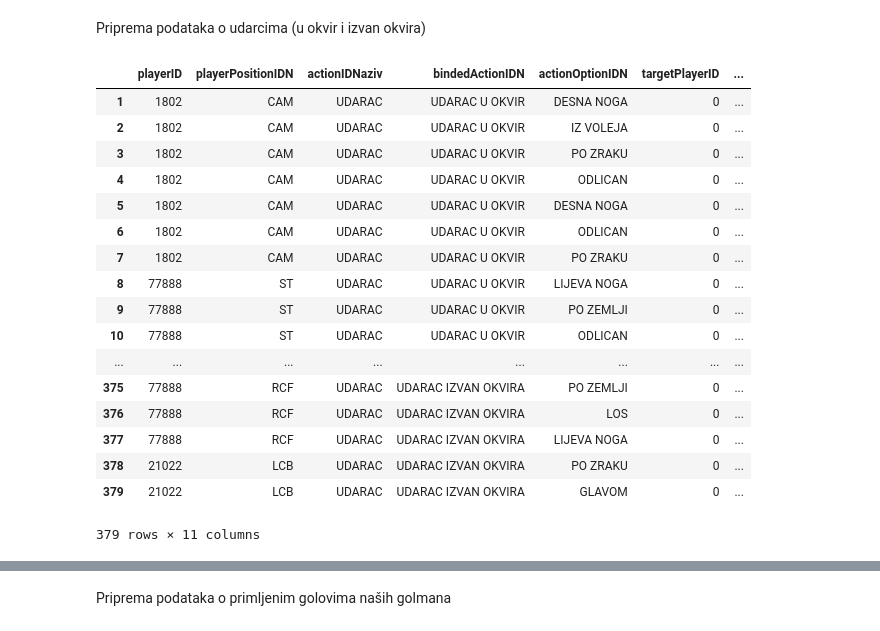
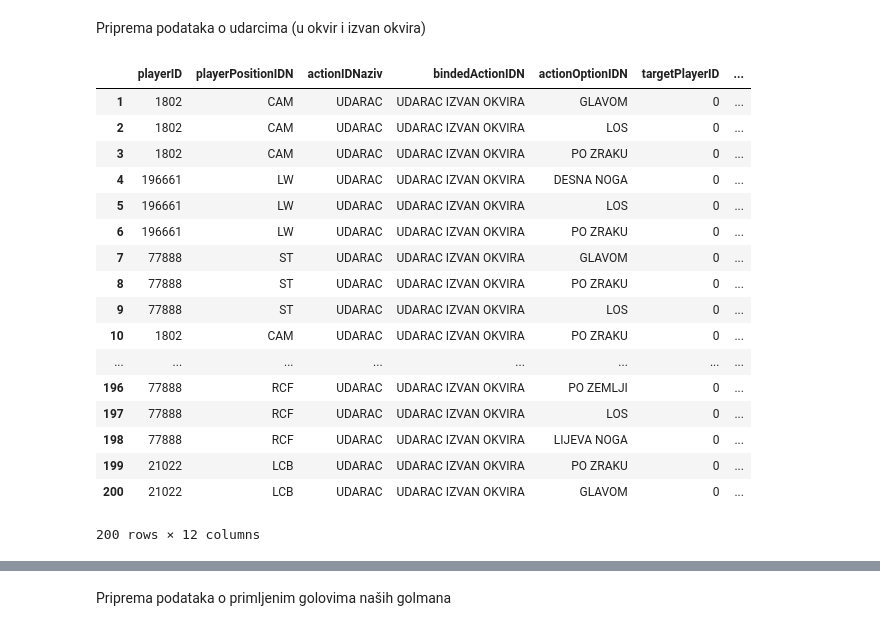
Before and after one commit to hrvatskibogmars/brainstormers, a Jupyter notebook: analysis/techo_notebooks/SNA/Preparing some relevant actions for SNA - Eintracht.ipynb, the cells around one changed output, grey strips where cells are left out. Cells and saved outputs as stored; diff of their text form; code cells hidden in the pictures.

```diff
--- a/analysis/techo_notebooks/SNA/Preparing some relevant actions for SNA - Eintracht.ipynb
+++ b/analysis/techo_notebooks/SNA/Preparing some relevant actions for SNA - Eintracht.ipynb
@@ -81,51 +81,49 @@ dfEdges.to_csv("Eintracht_sna_kontre_edges.csv", sep=',', index=False)
 # %% [markdown]
 Priprema podataka o udarcima (u okvir i izvan okvira)
 # %%
-dfEintrachtAtrUdarci = dfEintrachtAkcije[((dfEintrachtAkcije['actionID'] == 30) &
-                                            (dfEintrachtAkcije['bindedActionID'] == 31)) |
-                                        ((dfEintrachtAkcije['actionID'] == 30) &
-                                            (dfEintrachtAkcije['bindedActionID'] == 262))]
+dfEintrachtAtrUdarci = dfEintrachtAkcije[(dfEintrachtAkcije['actionID'] == 30) &
+                                            (dfEintrachtAkcije['bindedActionID'] == 262)]
 dfEintrachtAtrUdarciClean = dfEintrachtAtrUdarci.drop(['ID','gameID', 'actionID',
                                             'bindedActionID', 'actionOptionID',
-                                            'playerTeam', 'goalZone', 'refPositionX',
+                                            'playerTeam', 'refPositionX',
                                             'refPositionY', 'startPossTime', 'endPossTime', 'gameTimeSection',
                                             'playerPositionID', 'targetPositionID', 'awayTeamSide', 'action_duration',
                                             'domaci', 'gosti', 'domaciFormacija', 'gostiFormacija',
                                             'gameDate', 'gameTime', 'stadium', 'referee', 'stadium', 'climate',
                                             'luna', 'temperature', 'viewers', 'domaciID', 'gostiID', 'homeTeamFormacijaID',
                                             'awayTeamFormacijaID', 'Pogodaka_domaci', 'Score_domaci', 'Pogodaka_gosti',
                                             'Score_gosti', 'actionStartTime', 'actionEndTime', 'touchNumber',
                                             'actionPosX1', 'actionPosX2', 'actionPosY1', 'actionPosY2',
                                             'ref_sector', 'poss_duration'], axis = 1)
 
 dfEintrachtAtrUdarciClean.reset_index(drop=True, inplace=True)
 
 dfEP = pd.read_csv("eintrachtP.csv", sep=',')
 
 dfEintrachtu = pd.merge(dfEintrachtAtrUdarciClean, dfEP, left_on='playerID', right_on='playerID', how='left')
 dfEintrachtIgraciu1 = pd.merge(dfEintrachtu, dfEP, left_on='targetPlayerID', right_on='playerID', how='left')
 dfEintrachtIgraciu2 = dfEintrachtIgraciu1.drop(['playerID_y', 'name_y'], axis=1)
 dfEintrachtIgraciu3 = dfEintrachtIgraciu2.rename(columns={'name_x':'playerName', 'name_y':'targetName', 'playerID_x':'playerID'})
 dfEintrachtIgraciu3.index += 1
-dfEintrachtIgraciu3.to_csv("Eintracht_sna_udarci.csv", sep=',', index=False)
+dfEintrachtIgraciu3.to_csv("Eintracht_sna_udarci_izvan_okvira.csv", sep=',', index=False)
 dfEintrachtIgraciu3
 # %% [output]
 |  | playerID | playerPositionIDN | actionIDNaziv | bindedActionIDN | actionOptionIDN | targetPlayerID | ... |
-| 1 | 1802 | CAM | UDARAC | UDARAC U OKVIR | DESNA NOGA | 0 | ... |
-| 2 | 1802 | CAM | UDARAC | UDARAC U OKVIR | IZ VOLEJA | 0 | ... |
-| 3 | 1802 | CAM | UDARAC | UDARAC U OKVIR | PO ZRAKU | 0 | ... |
-| 4 | 1802 | CAM | UDARAC | UDARAC U OKVIR | ODLICAN | 0 | ... |
-| 5 | 1802 | CAM | UDARAC | UDARAC U OKVIR | DESNA NOGA | 0 | ... |
-| 6 | 1802 | CAM | UDARAC | UDARAC U OKVIR | ODLICAN | 0 | ... |
-| 7 | 1802 | CAM | UDARAC | UDARAC U OKVIR | PO ZRAKU | 0 | ... |
-| 8 | 77888 | ST | UDARAC | UDARAC U OKVIR | LIJEVA NOGA | 0 | ... |
-| 9 | 77888 | ST | UDARAC | UDARAC U OKVIR | PO ZEMLJI | 0 | ... |
-| 10 | 77888 | ST | UDARAC | UDARAC U OKVIR | ODLICAN | 0 | ... |
+| 1 | 1802 | CAM | UDARAC | UDARAC IZVAN OKVIRA | GLAVOM | 0 | ... |
+| 2 | 1802 | CAM | UDARAC | UDARAC IZVAN OKVIRA | LOS | 0 | ... |
+| 3 | 1802 | CAM | UDARAC | UDARAC IZVAN OKVIRA | PO ZRAKU | 0 | ... |
+| 4 | 196661 | LW | UDARAC | UDARAC IZVAN OKVIRA | DESNA NOGA | 0 | ... |
+| 5 | 196661 | LW | UDARAC | UDARAC IZVAN OKVIRA | LOS | 0 | ... |
+| 6 | 196661 | LW | UDARAC | UDARAC IZVAN OKVIRA | PO ZRAKU | 0 | ... |
+| 7 | 77888 | ST | UDARAC | UDARAC IZVAN OKVIRA | GLAVOM | 0 | ... |
+| 8 | 77888 | ST | UDARAC | UDARAC IZVAN OKVIRA | PO ZRAKU | 0 | ... |
+| 9 | 77888 | ST | UDARAC | UDARAC IZVAN OKVIRA | LOS | 0 | ... |
+| 10 | 1802 | CAM | UDARAC | UDARAC IZVAN OKVIRA | PO ZRAKU | 0 | ... |
 | ... | ... | ... | ... | ... | ... | ... | ... |
-| 375 | 77888 | RCF | UDARAC | UDARAC IZVAN OKVIRA | PO ZEMLJI | 0 | ... |
-| 376 | 77888 | RCF | UDARAC | UDARAC IZVAN OKVIRA | LOS | 0 | ... |
-| 377 | 77888 | RCF | UDARAC | UDARAC IZVAN OKVIRA | LIJEVA NOGA | 0 | ... |
-| 378 | 21022 | LCB | UDARAC | UDARAC IZVAN OKVIRA | PO ZRAKU | 0 | ... |
-| 379 | 21022 | LCB | UDARAC | UDARAC IZVAN OKVIRA | GLAVOM | 0 | ... |
+| 196 | 77888 | RCF | UDARAC | UDARAC IZVAN OKVIRA | PO ZEMLJI | 0 | ... |
+| 197 | 77888 | RCF | UDARAC | UDARAC IZVAN OKVIRA | LOS | 0 | ... |
+| 198 | 77888 | RCF | UDARAC | UDARAC IZVAN OKVIRA | LIJEVA NOGA | 0 | ... |
+| 199 | 21022 | LCB | UDARAC | UDARAC IZVAN OKVIRA | PO ZRAKU | 0 | ... |
+| 200 | 21022 | LCB | UDARAC | UDARAC IZVAN OKVIRA | GLAVOM | 0 | ... |
-379 rows × 11 columns
+200 rows × 12 columns
 # %% [markdown]
```
Also changed, not shown: parts of 11 cells of this notebook, 2 other files.
